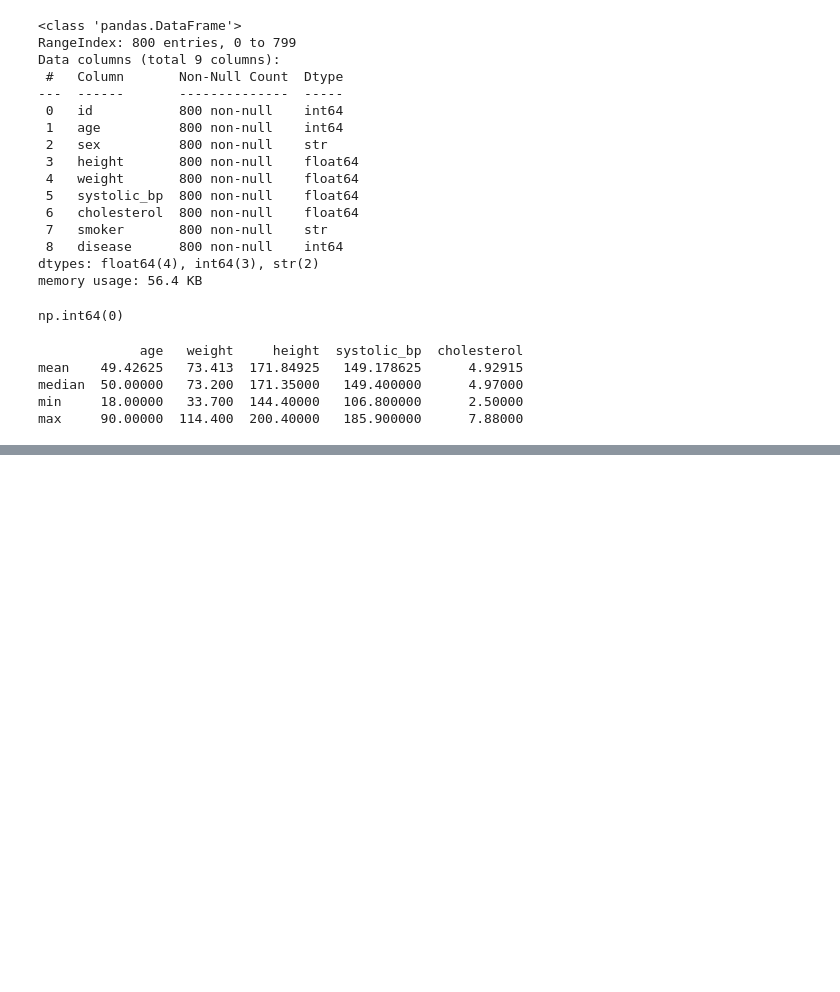
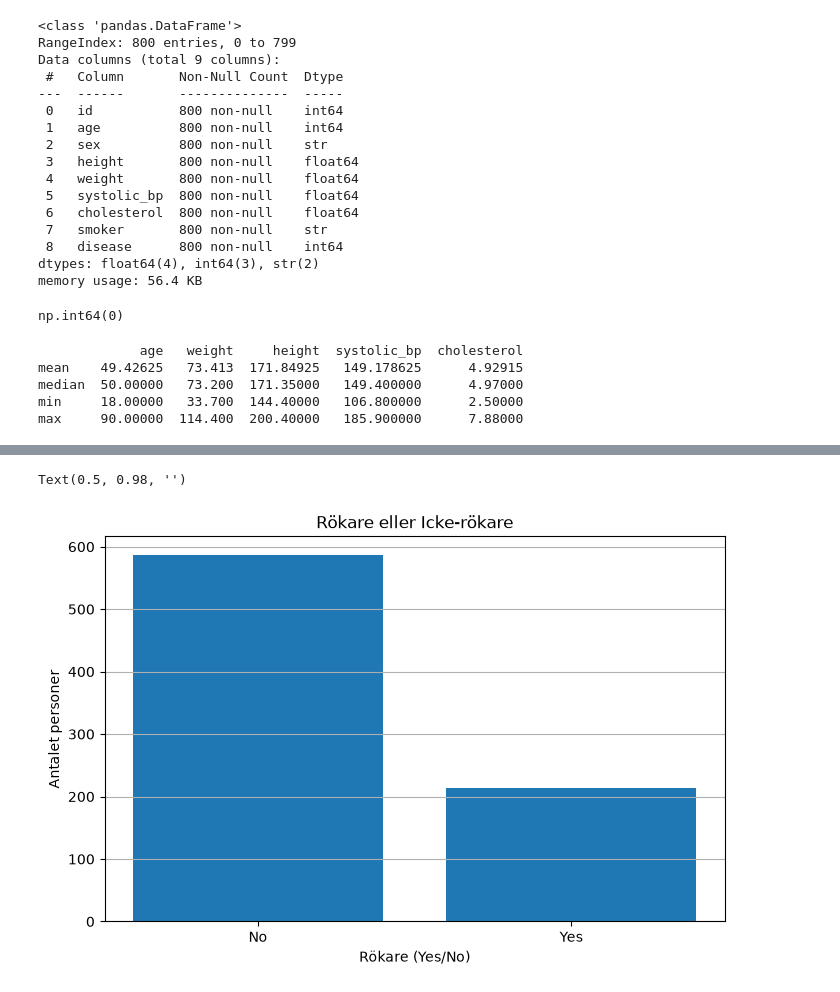
Before and after one commit to Edvin-wolt/Individual_assignment_DS26, a Jupyter notebook: report_while_coding.ipynb, the cells around one changed output, grey strips where cells are left out. Drawn from its saved outputs; the diff is of its cells as text; code cells hidden in the pictures; blank space fills up the shorter version.

```diff
--- a/report_while_coding.ipynb
+++ b/report_while_coding.ipynb
@@ -45,0 +72,15 @@ max     90.00000  114.400  200.40000   185.900000      7.88000
+# %%
+#Bar graph on amount of smokers/non-smokers
+smoker_counts = df["smoker"].value_counts()
+
+fig, ax = plt.subplots()
+ax.bar(smoker_counts.index, smoker_counts.values)
+ax.set(title="Rökare eller Icke-rökare",
+       xlabel="Rökare (Yes/No)",
+       ylabel="Antalet personer"
+       )
+ax.grid(True, axis="y")
+plt.suptitle("")
+# %% [output]
+Text(0.5, 0.98, '')
+[figure, added]
```
Also changed, not shown: parts of 3 cells of this notebook.
